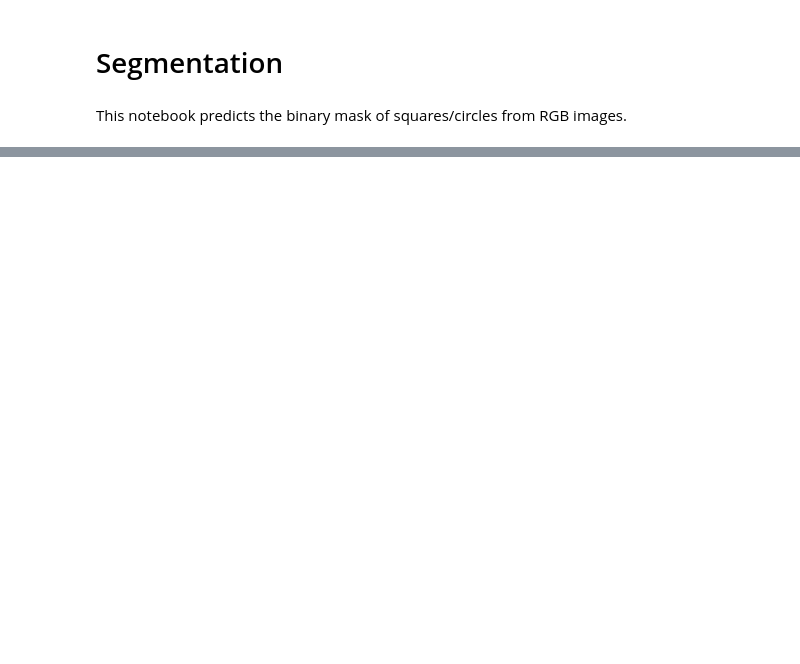
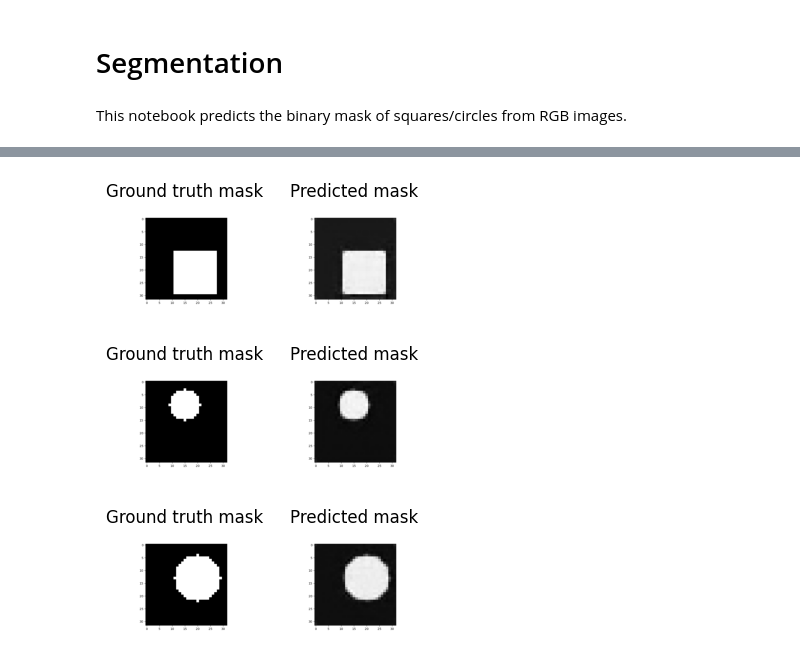
Before and after one commit to 15bonte/cnn_framework, a Jupyter notebook: tutorials/segmentation.ipynb, the cells around one changed output, grey strips where cells are left out. Saved outputs shown, nothing was run; the diff lists cells and outputs as text; code cells hidden in the pictures; blank space fills up the shorter version.

```diff
--- a/tutorials/segmentation.ipynb
+++ b/tutorials/segmentation.ipynb
@@ -73,3 +90,7 @@ Training successfully finished in 0:01:50.384737.
+# %%
+manager.display_training_images()
+# %% [output]
+[figure, added]
 # %%
 manager.predict(test_dl)
 # %% [output]
```
Also changed, not shown: parts of 7 cells of this notebook.
